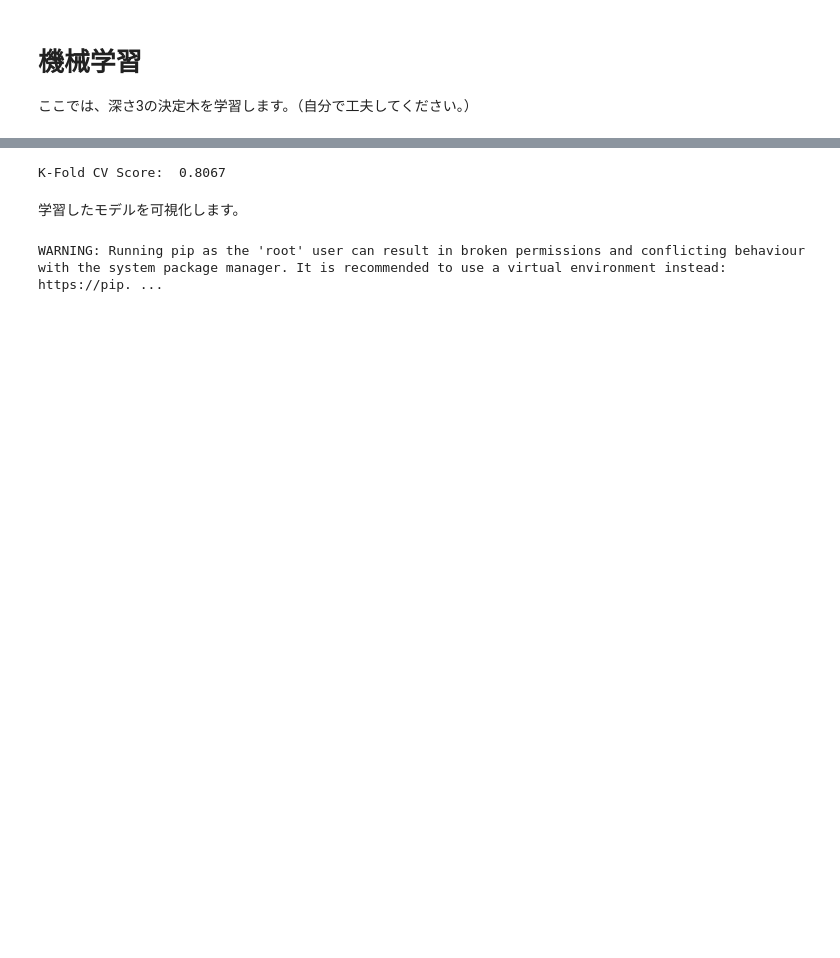
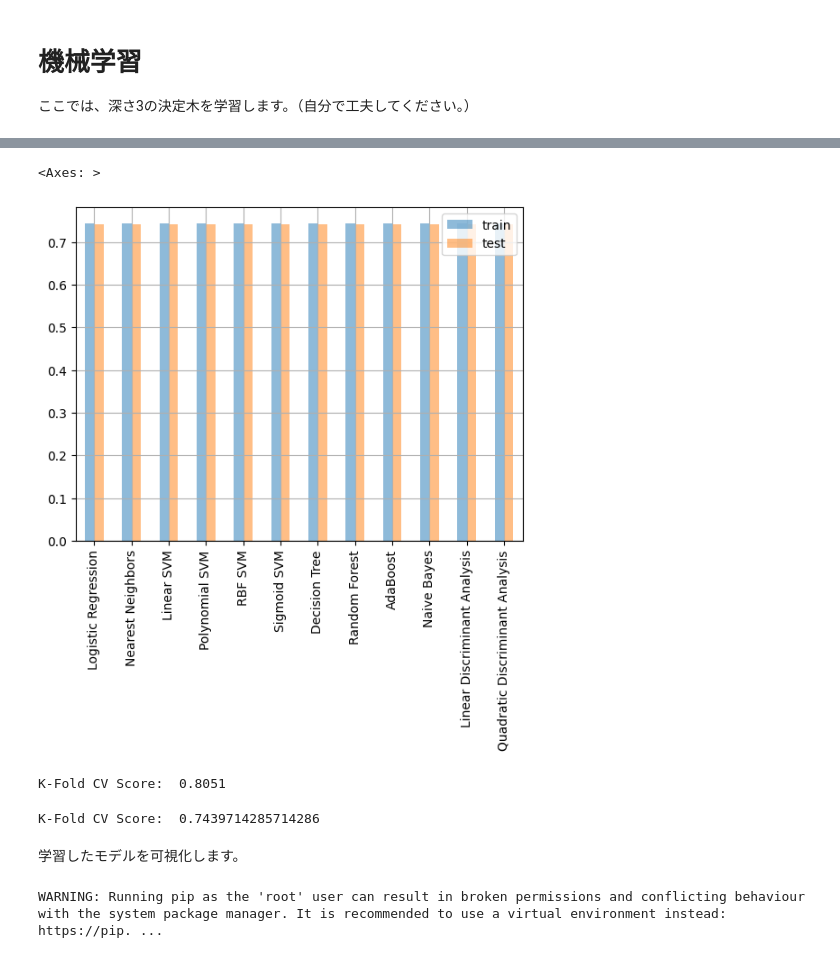
Before and after one commit to masa1357/Credit-Score-Classification-Starter, a Jupyter notebook: credit-score-classification-starter.ipynb, the cells around one changed output, grey strips where cells are left out. Drawn from its saved outputs; the diff is of its cells as text; code cells hidden in the pictures; blank space fills up the shorter version.

Commit message:
add model

```diff
--- a/credit-score-classification-starter.ipynb
+++ b/credit-score-classification-starter.ipynb
@@ -289,0 +379,39 @@ plt.show()
+# %%
+
+X = train_df.drop(['Poor_Credit_Score'], axis=1).to_numpy()
+y = train_df['Poor_Credit_Score'].to_numpy()
+X_train, X_test, y_train, y_test = train_test_split(X, y, test_size=.4)
+# %%
+names = ["Logistic Regression", "Nearest Neighbors",
+         "Linear SVM", "Polynomial SVM", "RBF SVM", "Sigmoid SVM",
+         "Decision Tree","Random Forest", "AdaBoost", "Naive Bayes",
+         "Linear Discriminant Analysis","Quadratic Discriminant Analysis"]
+
+classifiers = [
+    LogisticRegression(max_iter=100000),
+    KNeighborsClassifier(),
+    SVC(kernel="linear"),
+    SVC(kernel="poly"),
+    SVC(kernel="rbf"),
+    SVC(kernel="sigmoid"),
+    DecisionTreeClassifier(max_depth=8),
+    RandomForestClassifier(),
+    AdaBoostClassifier(),
+    GaussianNB(),
+    LDA(),
+    QDA()]
+# %%
+result = []
+max_iter = 100000
+for name, clf in zip(names, classifiers): # 指定した複数の分類機を順番に呼び出す
+    clf.fit(X_train, y_train) # 学習
+    score1 = clf.score(X_train, y_train) # 正解率（train）の算出
+    score2 = clf.score(X_test, y_test) # 正解率（test）の算出
+    result.append([score1, score2]) # 結果の格納
+
+    print("Model:", name)  # モデル名の表示
+
+# test の正解率の大きい順に並べる
+#df_result = pd.DataFrame(result, columns=['train', 'test'], index=names).sort('test', ascending=False)
+# もし上のコードが動かない場合、以下のコーを試してみてください。
+df_result = pd.DataFrame(result, columns=['train', 'test'], index=names).sort_values('test', ascending=False)
@@ -290,3 +441,9 @@ plt.show()
+# %%
+# 棒グラフの描画
+df_result.plot(kind='bar', alpha=0.5, grid=True)
+# %% [output]
+<Axes: >
+[figure, added]
 # %%
 from sklearn.tree import DecisionTreeClassifier
 from sklearn.model_selection import KFold, cross_val_score
@@ -294,14 +451,24 @@ from sklearn.model_selection import KFold, cross_val_score
 X_train = train_df.drop(['Poor_Credit_Score'], axis=1).to_numpy()
 y_train = train_df['Poor_Credit_Score'].to_numpy()
 
-model = DecisionTreeClassifier(max_depth=6)
+model = DecisionTreeClassifier(max_depth=8)
 model.fit(X_train, y_train)
 
 kfold = KFold(n_splits=10)
 scores = cross_val_score(model, X_train, y_train, cv=kfold)
 print("K-Fold CV Score: ", scores.mean())
 # %% [output]
-K-Fold CV Score:  0.8067
+K-Fold CV Score:  0.8051
+# %%
+from sklearn.linear_model import LogisticRegression
+model = LogisticRegression(max_iter=100000)
+model.fit(X_train, y_train)
+
+kfold = KFold(n_splits=10)
+scores = cross_val_score(model, X_train, y_train, cv=kfold)
+print("K-Fold CV Score: ", scores.mean())
+# %% [output]
+K-Fold CV Score:  0.7439714285714286
 # %% [markdown]
 学習したモデルを可視化します。
 # %%
```
Also changed, not shown: parts of 15 cells of this notebook, 1 other file.
